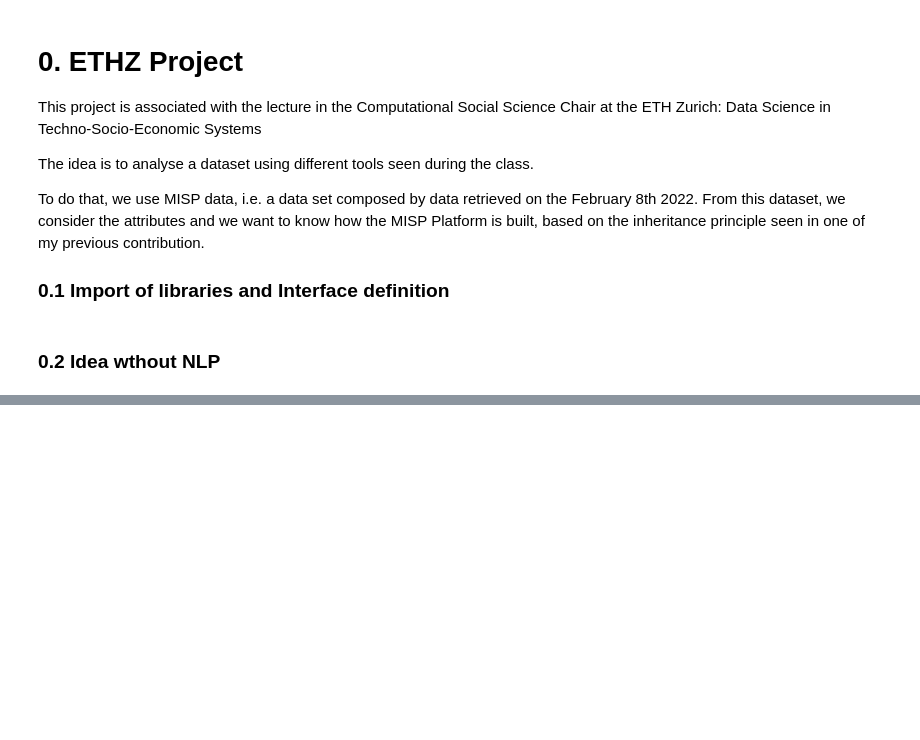
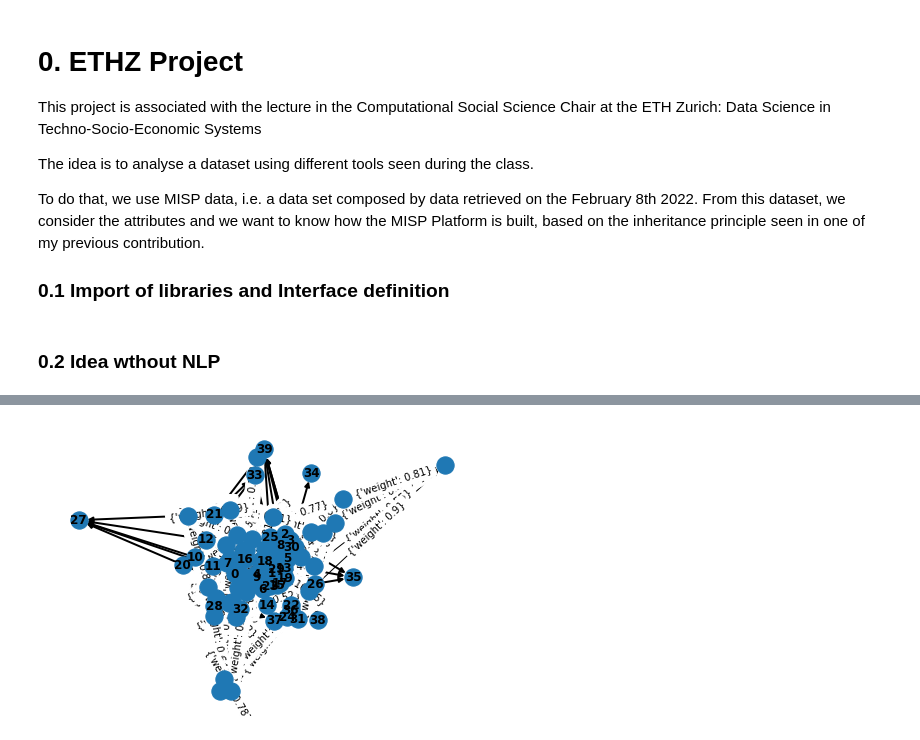
Before and after one commit to Eisbrecher-59/ETHZ_Project, a Jupyter notebook: ETHZ_Project-Try.ipynb, the cells around one changed output, grey strips where cells are left out. Cells and saved outputs as stored; diff of their text form; code cells hidden in the pictures; blank space fills up the shorter version.

```diff
--- a/ETHZ_Project-Try.ipynb
+++ b/ETHZ_Project-Try.ipynb
@@ -67,0 +96,5 @@ nx.draw(
+# %%
+NLP = df.to_numpy()
+print(type(NLP))
+
+print(NLP)
@@ -67,0 +146,12 @@ nx.draw(
+# %%
+NLP = np.around(NLP, decimals=2)
+G = nx.from_numpy_matrix(np.matrix(NLP), create_using=nx.DiGraph)
+layout = nx.spring_layout(G)
+nx.draw(G, layout)
+nx.draw(
+    G, with_labels=True, width=2.0, font_weight="bold", arrowstyle="-|>", arrowsize=10
+)
+nx.draw_networkx_edge_labels(G, pos=layout)
+plt.show()
+# %% [output]
+[figure, added]
```
Also changed, not shown: parts of 20 cells of this notebook, 4 other files.
